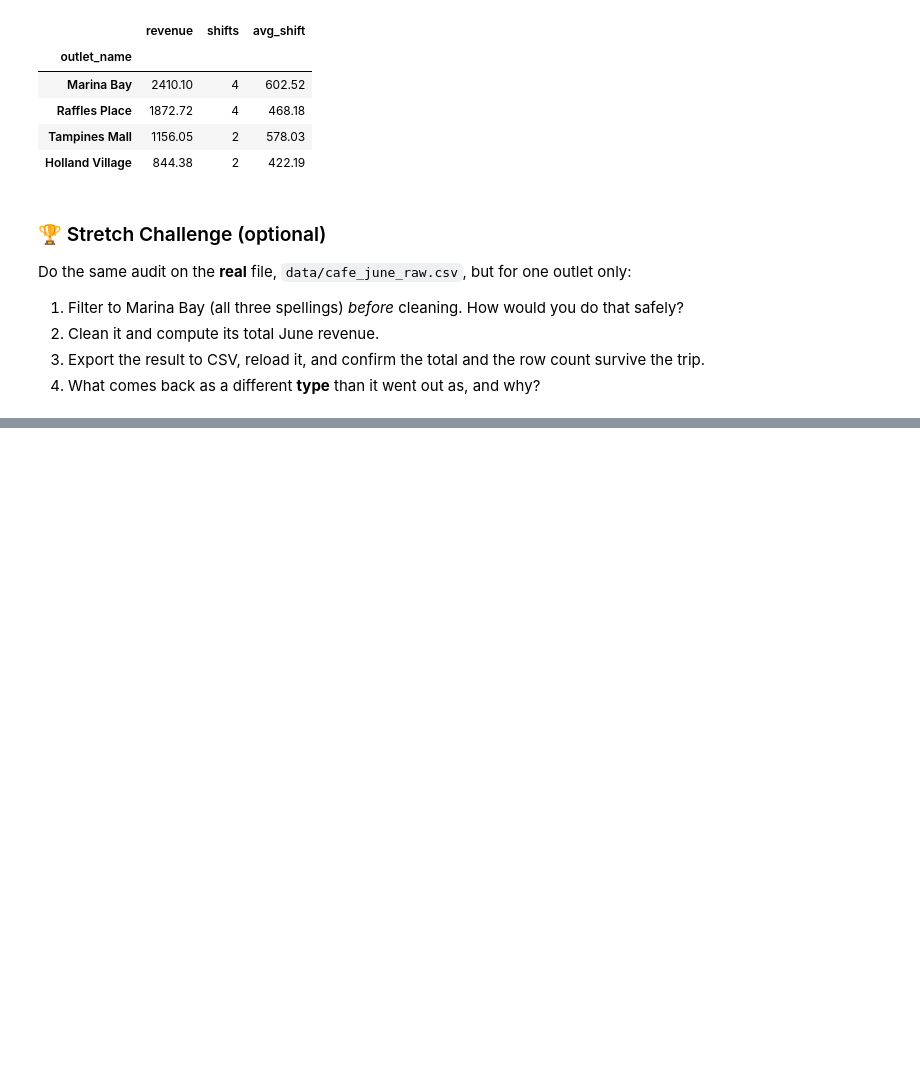
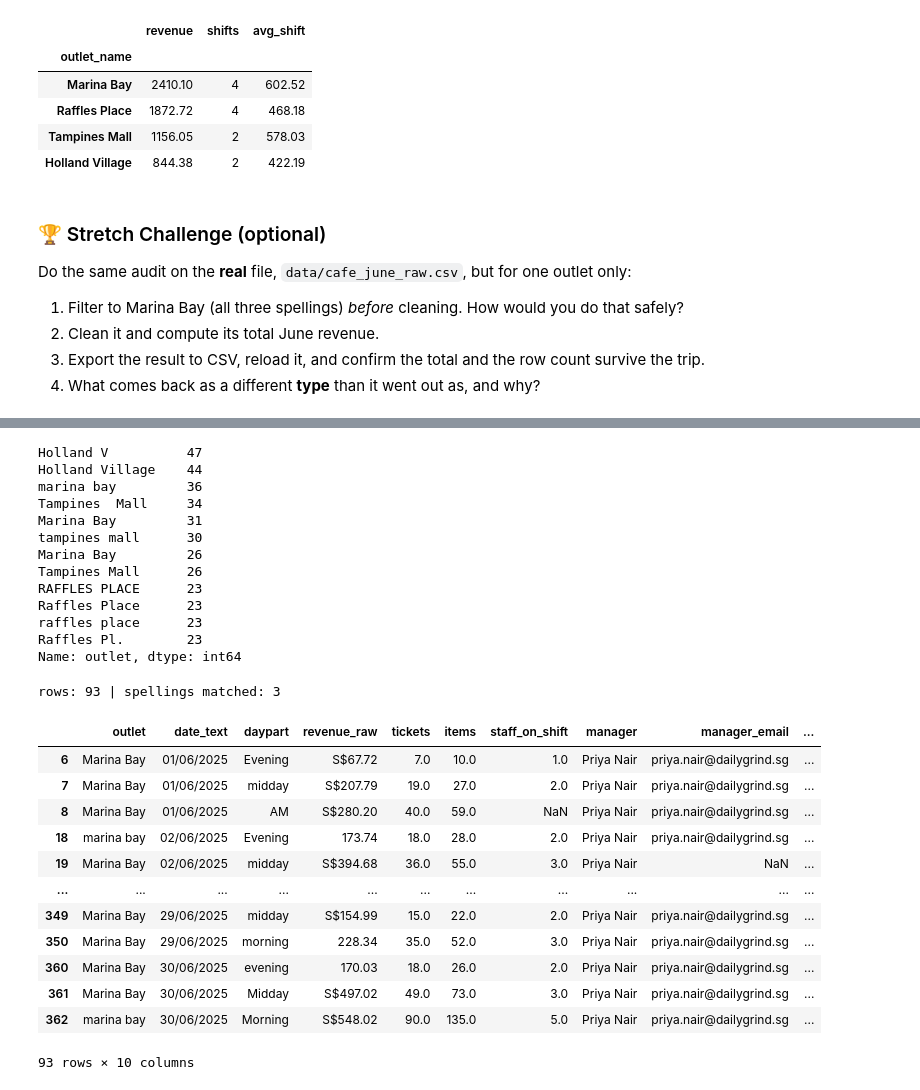
Before and after one commit to PP-123-nt/6m-data-1.8-eda-basic, a Jupyter notebook: assignment-working.ipynb, the cells around one changed output, grey strips where cells are left out. Saved outputs shown, nothing was run; the diff lists cells and outputs as text; code cells hidden in the pictures; blank space fills up the shorter version.

```diff
--- a/assignment-working.ipynb
+++ b/assignment-working.ipynb
@@ -373,0 +396,46 @@ Do the same audit on the **real** file, `data/cafe_june_raw.csv`, but for one ou
+# %%
+# 1. filter marina bay outlets records and copy into a new file
+
+display(june_raw["outlet"].value_counts())
+
+# marina_outlet is a new variable created w/o adding new column to june_raw file
+# .str.strip() ignore hidden space in marina bay naming
+# .str.lower() ignore upper & lower cap variants (MARINA Bay, marina Bay etc)
+marina_outlet = june_raw["outlet"].str.strip().str.lower() == "marina bay"
+
+# june_raw[marina_outlet] is boolean indexing tells pandas to keep the rows in june_raw where outlet = marina bay
+marina = june_raw[marina_outlet].copy()
+
+print("rows:", len(marina), "| spellings matched:", marina["outlet"].nunique())
+
+#print("rows:", len(marina), "| Standardized spellings:", marina["outlet"].str.strip().str.lower().unique().tolist())
+
+marina
+# %% [output]
+Holland V          47
+Holland Village    44
+marina bay         36
+Tampines  Mall     34
+Marina Bay         31
+tampines mall      30
+Marina Bay         26
+Tampines Mall      26
+RAFFLES PLACE      23
+Raffles Place      23
+raffles place      23
+Raffles Pl.        23
+Name: outlet, dtype: int64
+rows: 93 | spellings matched: 3
+|  | outlet | date_text | daypart | revenue_raw | tickets | items | staff_on_shift | manager | manager_email | ... |
+| 6 | Marina Bay | 01/06/2025 | Evening | S$67.72 | 7.0 | 10.0 | 1.0 | Priya Nair | priya.nair@dailygrind.sg | ... |
+| 7 | Marina Bay | 01/06/2025 | midday | S$207.79 | 19.0 | 27.0 | 2.0 | Priya Nair | priya.nair@dailygrind.sg | ... |
+| 8 | Marina Bay | 01/06/2025 | AM | S$280.20 | 40.0 | 59.0 | NaN | Priya Nair | priya.nair@dailygrind.sg | ... |
+| 18 | marina bay | 02/06/2025 | Evening | 173.74 | 18.0 | 28.0 | 2.0 | Priya Nair | priya.nair@dailygrind.sg | ... |
+| 19 | Marina Bay | 02/06/2025 | midday | S$394.68 | 36.0 | 55.0 | 3.0 | Priya Nair | NaN | ... |
+| ... | ... | ... | ... | ... | ... | ... | ... | ... | ... | ... |
+| 349 | Marina Bay | 29/06/2025 | midday | S$154.99 | 15.0 | 22.0 | 2.0 | Priya Nair | priya.nair@dailygrind.sg | ... |
+| 350 | Marina Bay | 29/06/2025 | morning | 228.34 | 35.0 | 52.0 | 3.0 | Priya Nair | priya.nair@dailygrind.sg | ... |
+| 360 | Marina Bay | 30/06/2025 | evening | 170.03 | 18.0 | 26.0 | 2.0 | Priya Nair | priya.nair@dailygrind.sg | ... |
+| 361 | Marina Bay | 30/06/2025 | Midday | S$497.02 | 49.0 | 73.0 | 3.0 | Priya Nair | priya.nair@dailygrind.sg | ... |
+| 362 | marina bay | 30/06/2025 | Morning | S$548.02 | 90.0 | 135.0 | 5.0 | Priya Nair | priya.nair@dailygrind.sg | ... |
+93 rows × 10 columns
```
Also changed, not shown: parts of 4 cells of this notebook, 1 other file.
